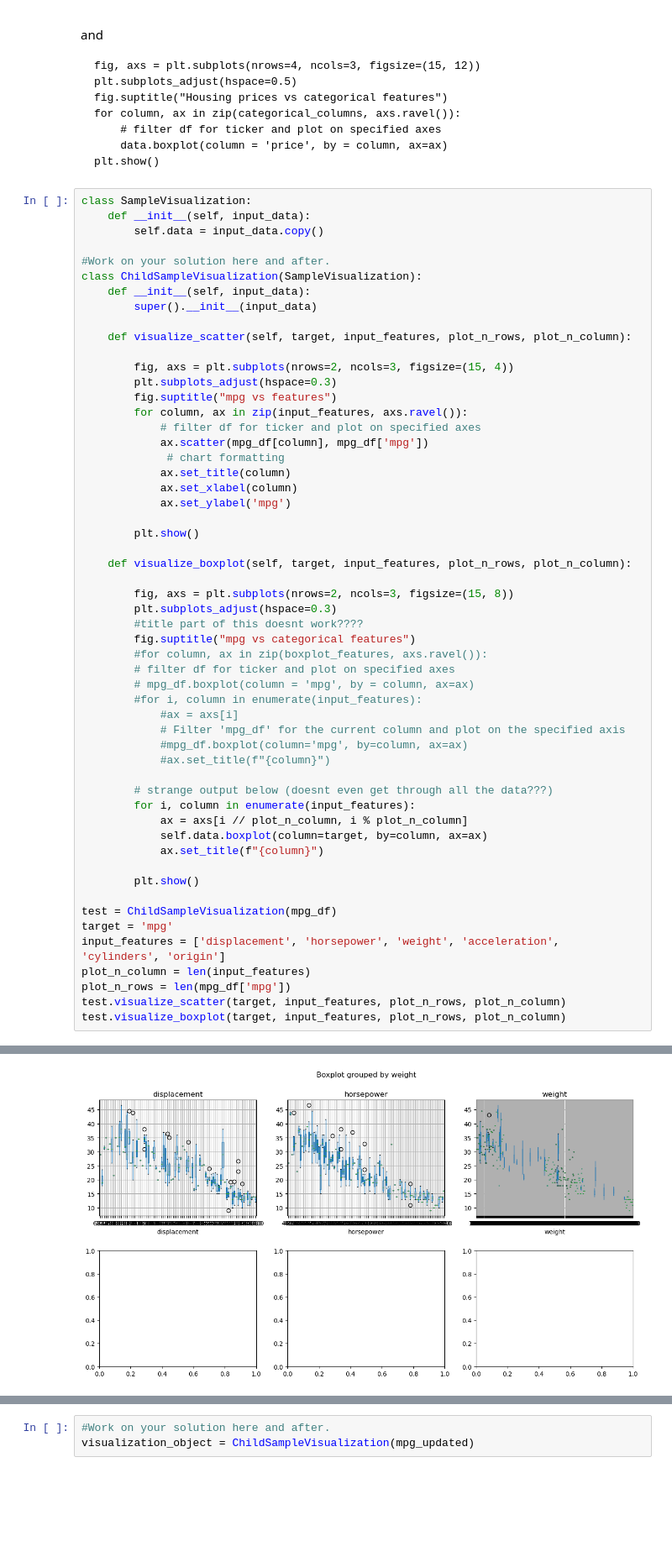
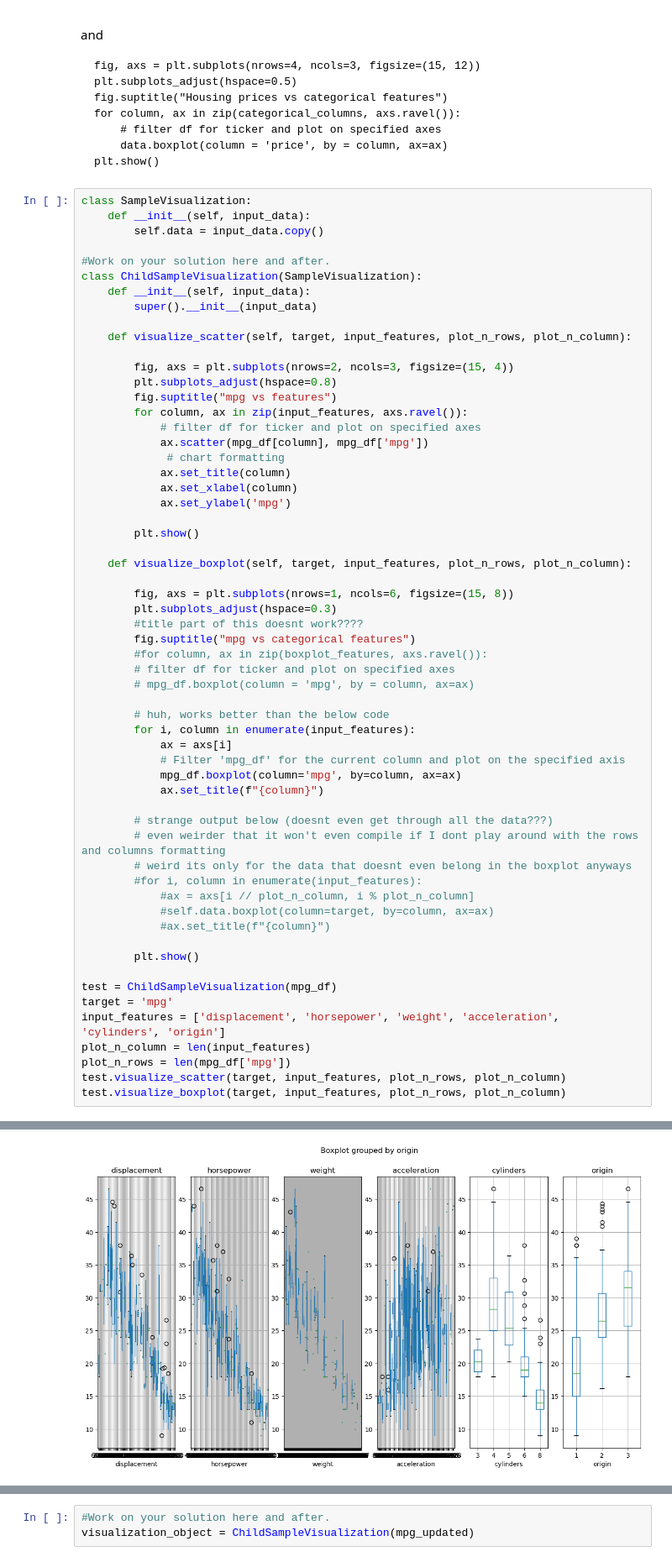
Before and after one commit to brtashp/Python_for_datasci, a Jupyter notebook: Assignment_4_BAS.ipynb, the cells around one changed output, grey strips where cells are left out. Shown at 84% size. Cells and saved outputs as stored; diff of their text form; blank space fills up the shorter version.

```diff
--- a/Assignment_4_BAS.ipynb
+++ b/Assignment_4_BAS.ipynb
@@ -175,7 +175,7 @@ class ChildSampleVisualization(SampleVisualization):
     def visualize_scatter(self, target, input_features, plot_n_rows, plot_n_column):
 
         fig, axs = plt.subplots(nrows=2, ncols=3, figsize=(15, 4))
-        plt.subplots_adjust(hspace=0.3)
+        plt.subplots_adjust(hspace=0.8)
         fig.suptitle("mpg vs features")
         for column, ax in zip(input_features, axs.ravel()):
             # filter df for ticker and plot on specified axes
@@ -189,24 +189,28 @@ class ChildSampleVisualization(SampleVisualization):
 
     def visualize_boxplot(self, target, input_features, plot_n_rows, plot_n_column):
 
-        fig, axs = plt.subplots(nrows=2, ncols=3, figsize=(15, 8))
+        fig, axs = plt.subplots(nrows=1, ncols=6, figsize=(15, 8))
         plt.subplots_adjust(hspace=0.3)
         #title part of this doesnt work????
         fig.suptitle("mpg vs categorical features")
         #for column, ax in zip(boxplot_features, axs.ravel()):
         # filter df for ticker and plot on specified axes
         # mpg_df.boxplot(column = 'mpg', by = column, ax=ax)
-        #for i, column in enumerate(input_features):
-            #ax = axs[i]
+
+        # huh, works better than the below code
+        for i, column in enumerate(input_features):
+            ax = axs[i]
             # Filter 'mpg_df' for the current column and plot on the specified axis
-            #mpg_df.boxplot(column='mpg', by=column, ax=ax)
-            #ax.set_title(f"{column}")
+            mpg_df.boxplot(column='mpg', by=column, ax=ax)
+            ax.set_title(f"{column}")
 
         # strange output below (doesnt even get through all the data???)
-        for i, column in enumerate(input_features):
-            ax = axs[i // plot_n_column, i % plot_n_column]
-            self.data.boxplot(column=target, by=column, ax=ax)
-            ax.set_title(f"{column}")
+        # even weirder that it won't even compile if I dont play around with the rows and columns formatting
+        # weird its only for the data that doesnt even belong in the boxplot anyways
+        #for i, column in enumerate(input_features):
+            #ax = axs[i // plot_n_column, i % plot_n_column]
+            #self.data.boxplot(column=target, by=column, ax=ax)
+            #ax.set_title(f"{column}")
 
         plt.show()
 
@@ -223,2 +226,2 @@ IndexError: index 3 is out of bounds for axis 1 with size 3
-[figure, old version]
+[figure, new version]
 # %% [markdown]
```
Also changed, not shown: parts of 2 cells of this notebook.
